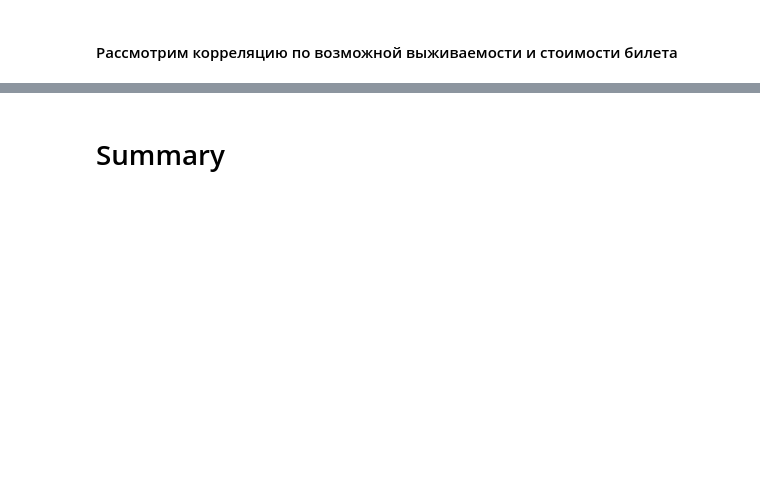
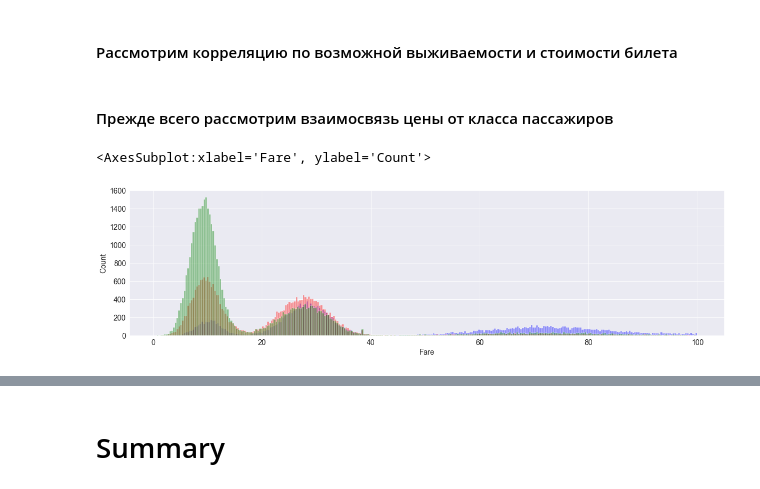
Before and after one commit to ex4ce/homework, a Jupyter notebook: data_exploration_homework.ipynb, the cells around one changed output, grey strips where cells are left out. Drawn from its saved outputs; the diff is of its cells as text; code cells hidden in the pictures; blank space fills up the shorter version.

```diff
--- a/data_exploration_homework.ipynb
+++ b/data_exploration_homework.ipynb
@@ -263,2 +274,11 @@ sns.barplot(x=df_emb.iloc[:,0],y=df_emb.iloc[:,2]).set(ylabel='% выживан
 # %% [markdown]
 #### Рассмотрим корреляцию по возможной выживаемости и стоимости билета
+# %% [markdown]
+#### Прежде всего рассмотрим взаимосвязь цены от класса пассажиров
+# %%
+sns.histplot(df_main[(df_main['Pclass'] == 1) & (df_main['Fare'] < 100)].Fare, color='b',alpha=0.4,bins=300)
+sns.histplot(df_main[(df_main['Pclass'] == 2) & (df_main['Fare'] < 100)].Fare, color='r', alpha=0.4,bins=300)
+sns.histplot(df_main[(df_main['Pclass'] == 3) & (df_main['Fare'] < 100)].Fare, color='g', alpha=0.4,bins=300)
+# %% [output]
+<AxesSubplot:xlabel='Fare', ylabel='Count'>
+[figure, added]
```
Also changed, not shown: parts of 11 cells of this notebook.
